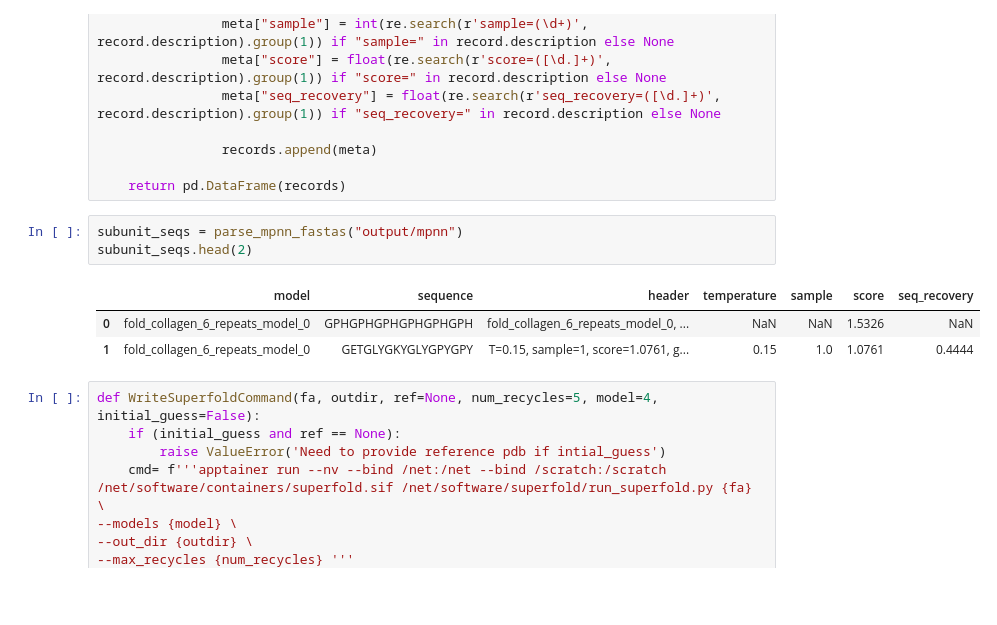
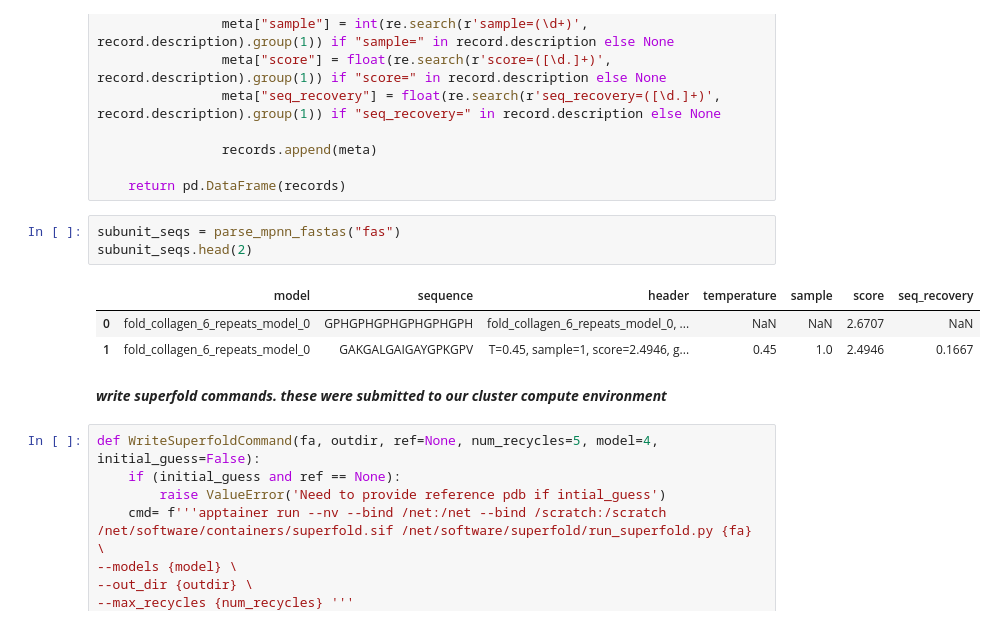
Before and after one commit to igem-waterloo/uwaterloo-igem-2025, a Jupyter notebook: models/protein-modelling/gelMA_design.ipynb, the cells around one changed output. Saved outputs shown, nothing was run; the diff lists cells and outputs as text; blank space fills up the shorter version.

```diff
--- a/models/protein-modelling/gelMA_design.ipynb
+++ b/models/protein-modelling/gelMA_design.ipynb
@@ -61,12 +96,14 @@ def parse_mpnn_fastas(fasta_dir):
 
     return pd.DataFrame(records)
 # %%
-subunit_seqs = parse_mpnn_fastas("output/mpnn")
+subunit_seqs = parse_mpnn_fastas("fas")
 subunit_seqs.head(2)
 # %% [output]
 |  | model | sequence | header | temperature | sample | score | seq_recovery |
-| 0 | fold_collagen_6_repeats_model_0 | GPHGPHGPHGPHGPHGPH | fold_collagen_6_repeats_model_0, ... | NaN | NaN | 1.5326 | NaN |
-| 1 | fold_collagen_6_repeats_model_0 | GETGLYGKYGLYGPYGPY | T=0.15, sample=1, score=1.0761, g... | 0.15 | 1.0 | 1.0761 | 0.4444 |
+| 0 | fold_collagen_6_repeats_model_0 | GPHGPHGPHGPHGPHGPH | fold_collagen_6_repeats_model_0, ... | NaN | NaN | 2.6707 | NaN |
+| 1 | fold_collagen_6_repeats_model_0 | GAKGALGAIGAYGPKGPV | T=0.45, sample=1, score=2.4946, g... | 0.45 | 1.0 | 2.4946 | 0.1667 |
+# %% [markdown]
+***write superfold commands. these were submitted to our cluster compute environment***
 # %%
 def WriteSuperfoldCommand(fa, outdir, ref=None, num_recycles=5, model=4, initial_guess=False):
     if (initial_guess and ref == None):
```
Also changed, not shown: parts of 24 cells of this notebook.
